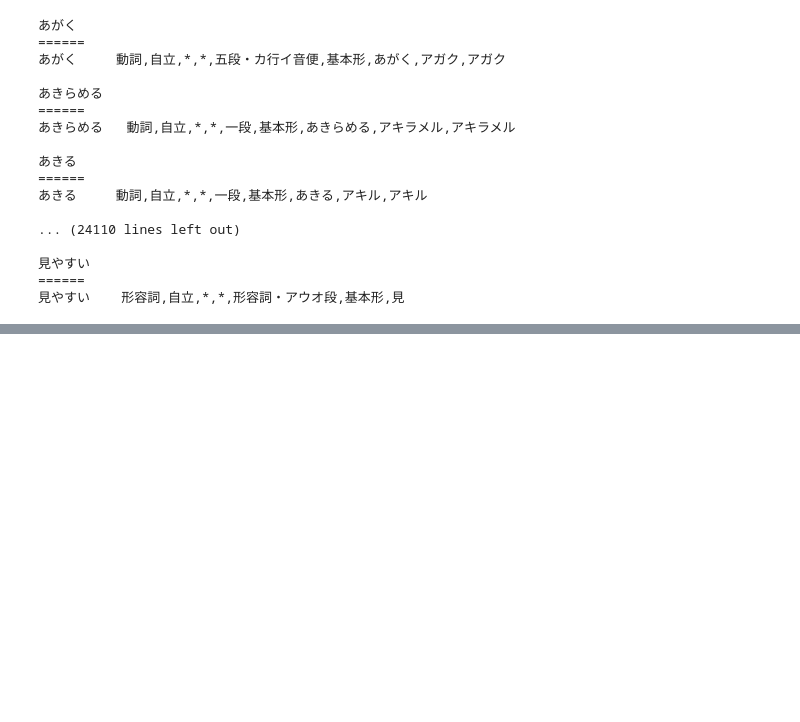
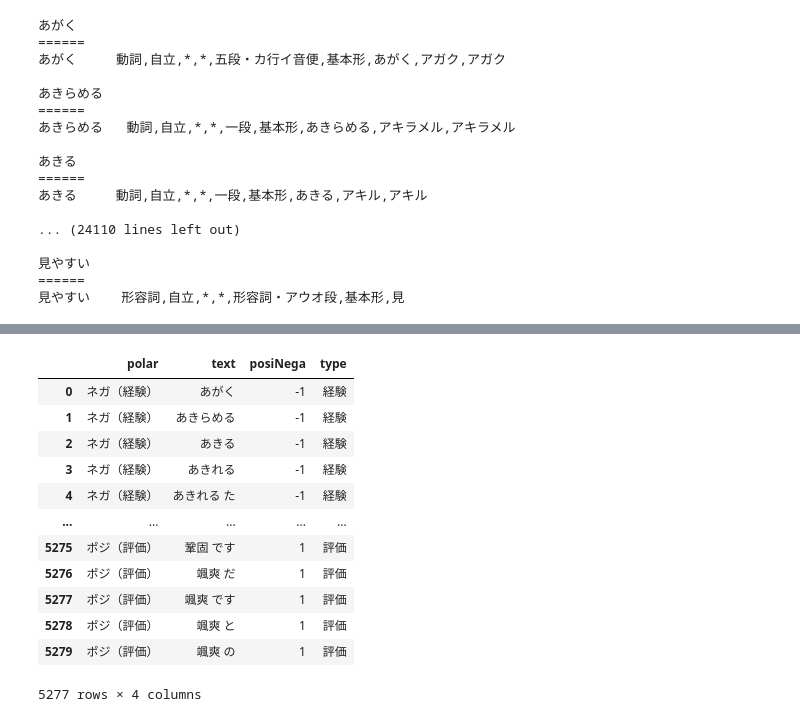
Before and after one commit to Akira-Al/programing_for_calculators, a Jupyter notebook: src/notebook.ipynb, the cells around one changed output, grey strips where cells are left out. Drawn from its saved outputs; the diff is of its cells as text; code cells hidden in the pictures; blank space fills up the shorter version.

```diff
--- a/src/notebook.ipynb
+++ b/src/notebook.ipynb
@@ -292,0 +337,17 @@ for t in reference2_df["text"]:
+# %%
+reference2_df["posiNega"] = reference2_df["posiNega"].map({"ポジ": 1, "ネガ": -1})
+reference2_df
+# %% [output]
+|  | polar | text | posiNega | type |
+| 0 | ネガ（経験） | あがく | -1 | 経験 |
+| 1 | ネガ（経験） | あきらめる | -1 | 経験 |
+| 2 | ネガ（経験） | あきる | -1 | 経験 |
+| 3 | ネガ（経験） | あきれる | -1 | 経験 |
+| 4 | ネガ（経験） | あきれる た | -1 | 経験 |
+| ... | ... | ... | ... | ... |
+| 5275 | ポジ（評価） | 鞏固 です | 1 | 評価 |
+| 5276 | ポジ（評価） | 颯爽 だ | 1 | 評価 |
+| 5277 | ポジ（評価） | 颯爽 です | 1 | 評価 |
+| 5278 | ポジ（評価） | 颯爽 と | 1 | 評価 |
+| 5279 | ポジ（評価） | 颯爽 の | 1 | 評価 |
+5277 rows × 4 columns
```
Also changed, not shown: parts of 20 cells of this notebook.
